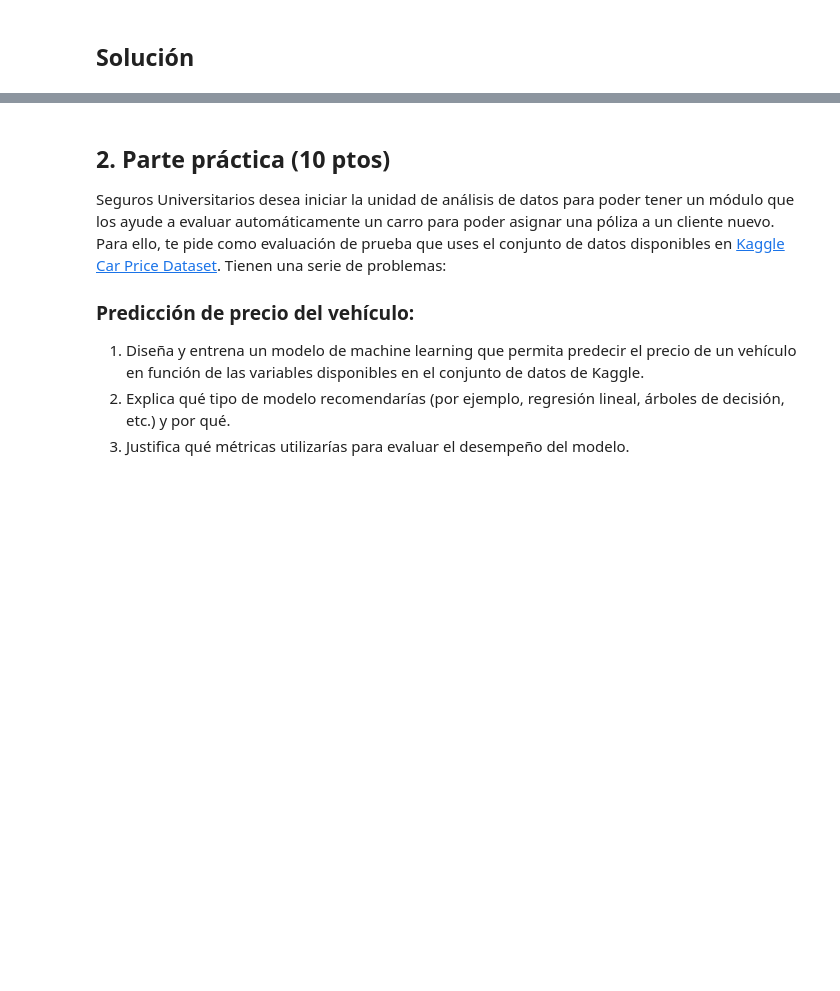
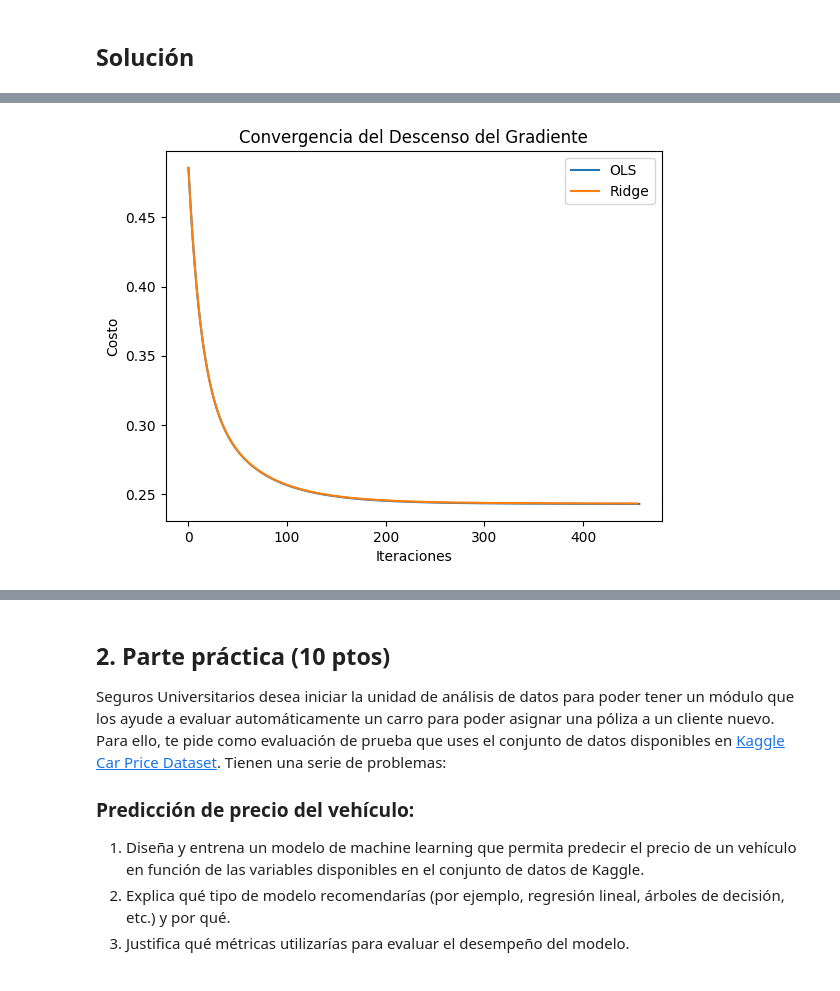
Before and after one commit to joinerars/MLparcial1, a Jupyter notebook: 01_Parcial_Pregrado_II_2024.ipynb, the cells around one changed output, grey strips where cells are left out. Saved outputs shown, nothing was run; the diff lists cells and outputs as text; code cells hidden in the pictures; blank space fills up the shorter version.

```diff
--- a/01_Parcial_Pregrado_II_2024.ipynb
+++ b/01_Parcial_Pregrado_II_2024.ipynb
@@ -507,0 +616,80 @@ Con $t_k$ un parámetro dado que denominaremos el _paso_
+# %%
+import numpy as np
+import matplotlib.pyplot as plt
+from sklearn.datasets import load_diabetes
+from sklearn.preprocessing import StandardScaler
+
+# Cargar el dataset de diabetes
+data = load_diabetes()
+X, y = data.data, data.target
+
+# Normalizar los datos: escalado de las características para que tengan media 0 y desviación estándar 1
+scaler = StandardScaler()
+X = scaler.fit_transform(X)
+y = (y - np.mean(y)) / np.std(y)  # Normalización de y
+
+# Agregar columna de unos para el sesgo (intercepto)
+X = np.c_[np.ones(X.shape[0]), X]
+
+# Función de costo para OLS (Error Cuadrático Medio)
+def cost_ols(X, y, theta):
+    m = len(y)
+    return (1 / (2 * m)) * np.sum((X @ theta - y) ** 2)
+
+# Función de costo para Ridge (Error Cuadrático Medio con regularización L2)
+def cost_ridge(X, y, theta, alpha):
+    m = len(y)
+    return (1 / (2 * m)) * np.sum((X @ theta - y) ** 2) + (alpha / (2 * m)) * np.sum(theta[1:] ** 2)
+
+# Descenso del gradiente para OLS
+def gradient_descent_ols(X, y, alpha=0.01, max_iter=1000, tol=1e-6):
+    m, n = X.shape
+    theta = np.zeros(n)  # Inicialización de los parámetros
+    cost_history = []  # Historial de costos para monitorear la convergencia
+
+    for i in range(max_iter):
+        gradient = (1 / m) * X.T @ (X @ theta - y)  # Cálculo del gradiente
+        theta -= alpha * gradient  # Actualización de los parámetros
+        cost = cost_ols(X, y, theta)  # Cálculo del costo
+        cost_history.append(cost)  # Registro del costo
+
+        # Verificación de la convergencia
+        if i > 0 and abs(cost_history[-1] - cost_history[-2]) < tol:        # Criterio de convergencia
+
+            print(f"Convergencia alcanzada en {i} iteraciones")
+            break
+
+    return theta, cost_history
+
+# Descenso del gradiente para Ridge
+def gradient_descent_ridge(X, y, alpha=0.01, lambda_=1.0, max_iter=1000, tol=1e-6):
+    m, n = X.shape
+    theta = np.zeros(n)  # Inicialización de los parámetros
+    cost_history = []  # Historial de costos para monitorear la convergencia
+
+    for i in range(max_iter):
+        gradient = (1 / m) * (X.T @ (X @ theta - y)) + (lambda_ / m) * np.r_[0, theta[1:]]  # Cálculo del gradiente con regularización
+        theta -= alpha * gradient  # Actualización de los parámetros
+        cost = cost_ridge(X, y, theta, lambda_)  # Cálculo del costo
+        cost_history.append(cost)  # Registro del costo
+
+        # Verificación de la convergencia
+        if i > 0 and abs(cost_history[-1] - cost_history[-2]) < tol:    # Criterio de convergencia
+            print(f"Convergencia alcanzada en {i} iteraciones")
+            break
+
+    return theta, cost_history
+
+# Ejecutar los métodos de descenso del gradiente para OLS y Ridge
+theta_ols, cost_ols_hist = gradient_descent_ols(X, y)
+theta_ridge, cost_ridge_hist = gradient_descent_ridge(X, y)
+
+# Graficar la convergencia del costo en función de las iteraciones
+plt.plot(cost_ols_hist, label='OLS')
+plt.plot(cost_ridge_hist, label='Ridge')
+plt.xlabel('Iteraciones')
+plt.ylabel('Costo')
+plt.legend()
+plt.title('Convergencia del Descenso del Gradiente')
+plt.show()
+# %% [output]
@@ -507,0 +698 @@ Con $t_k$ un parámetro dado que denominaremos el _paso_
+[figure, added]
```
Also changed, not shown: parts of 23 cells of this notebook.
